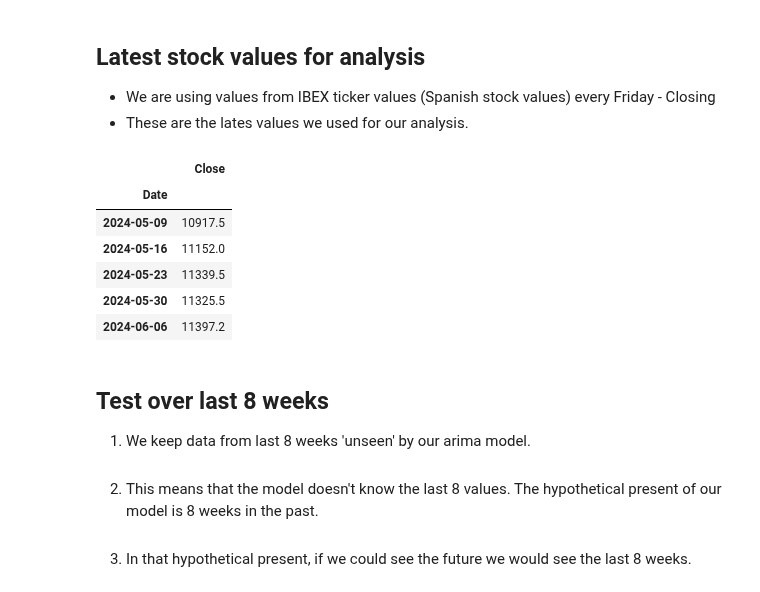
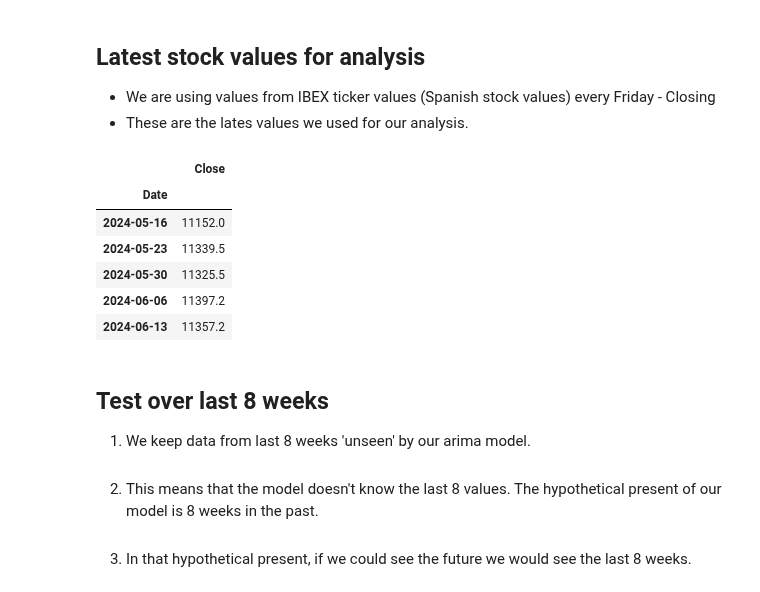
Before and after one commit to romanmmr/stocks_site, a Jupyter notebook: docs/arima_model.ipynb, the cells around one changed output. Cells and saved outputs as stored; diff of their text form; code cells hidden in the pictures.

```diff
--- a/docs/arima_model.ipynb
+++ b/docs/arima_model.ipynb
@@ -16,15 +16,15 @@ from display_data import plot_fit_and_forecast, table_horizontal, plot_sample_da
 * We are using values from IBEX ticker values (Spanish stock values) every Friday - Closing
 * These are the lates values we used for our analysis.
 # %%
-plot_sample_data(path='arima_fitted_data.csv', column='Close')
+plot_sample_data(path='modelled_fitted_data.csv', column='Close')
 # %% [output]
 |  | Close |
 | Date |  |
-| 2024-05-09 | 10917.5 |
 | 2024-05-16 | 11152.0 |
 | 2024-05-23 | 11339.5 |
 | 2024-05-30 | 11325.5 |
 | 2024-06-06 | 11397.2 |
+| 2024-06-13 | 11357.2 |
 # %% [markdown]
 ## Test over last 8 weeks
 
```
Also changed, not shown: parts of 2 cells of this notebook, 23 other files.
